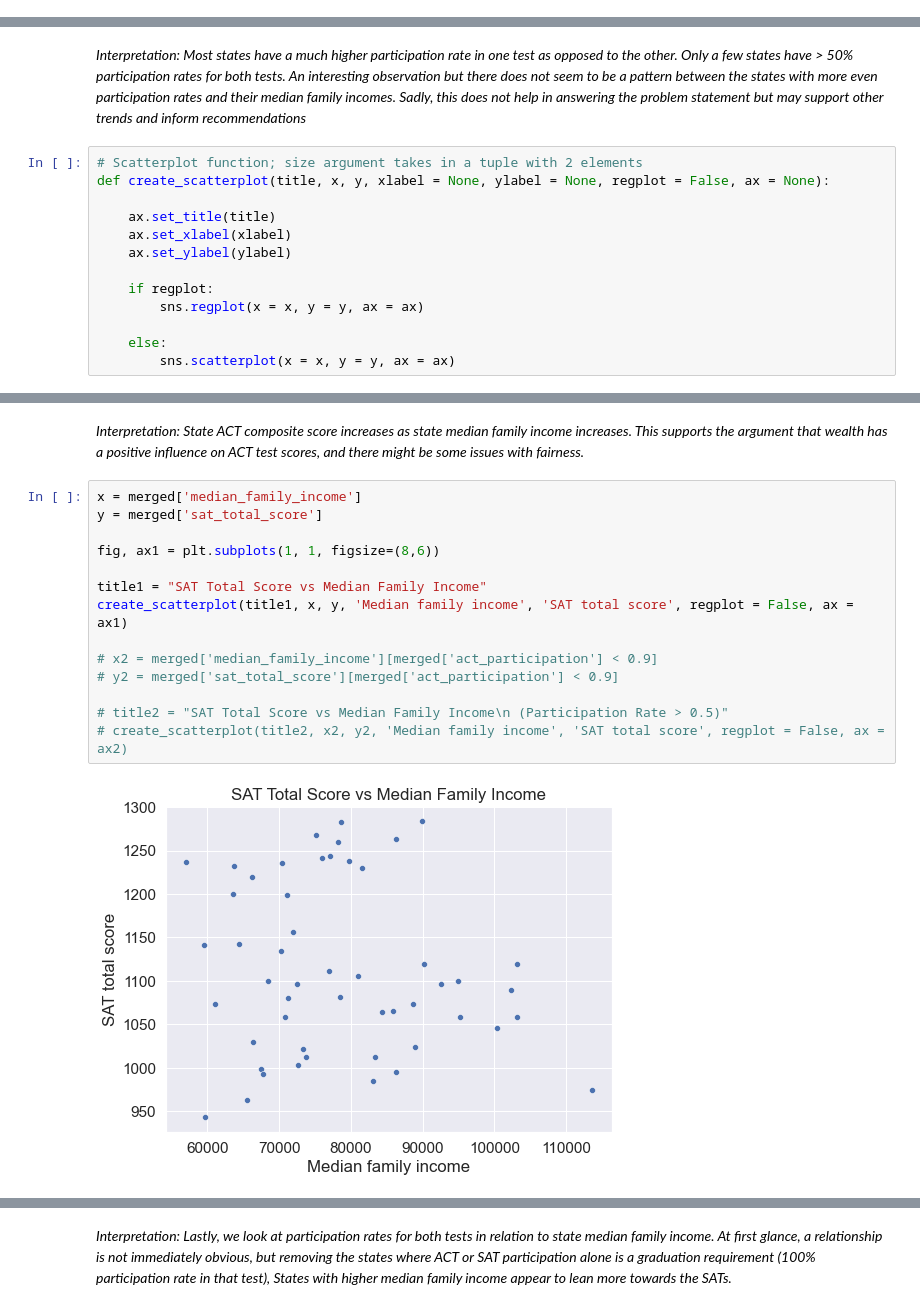
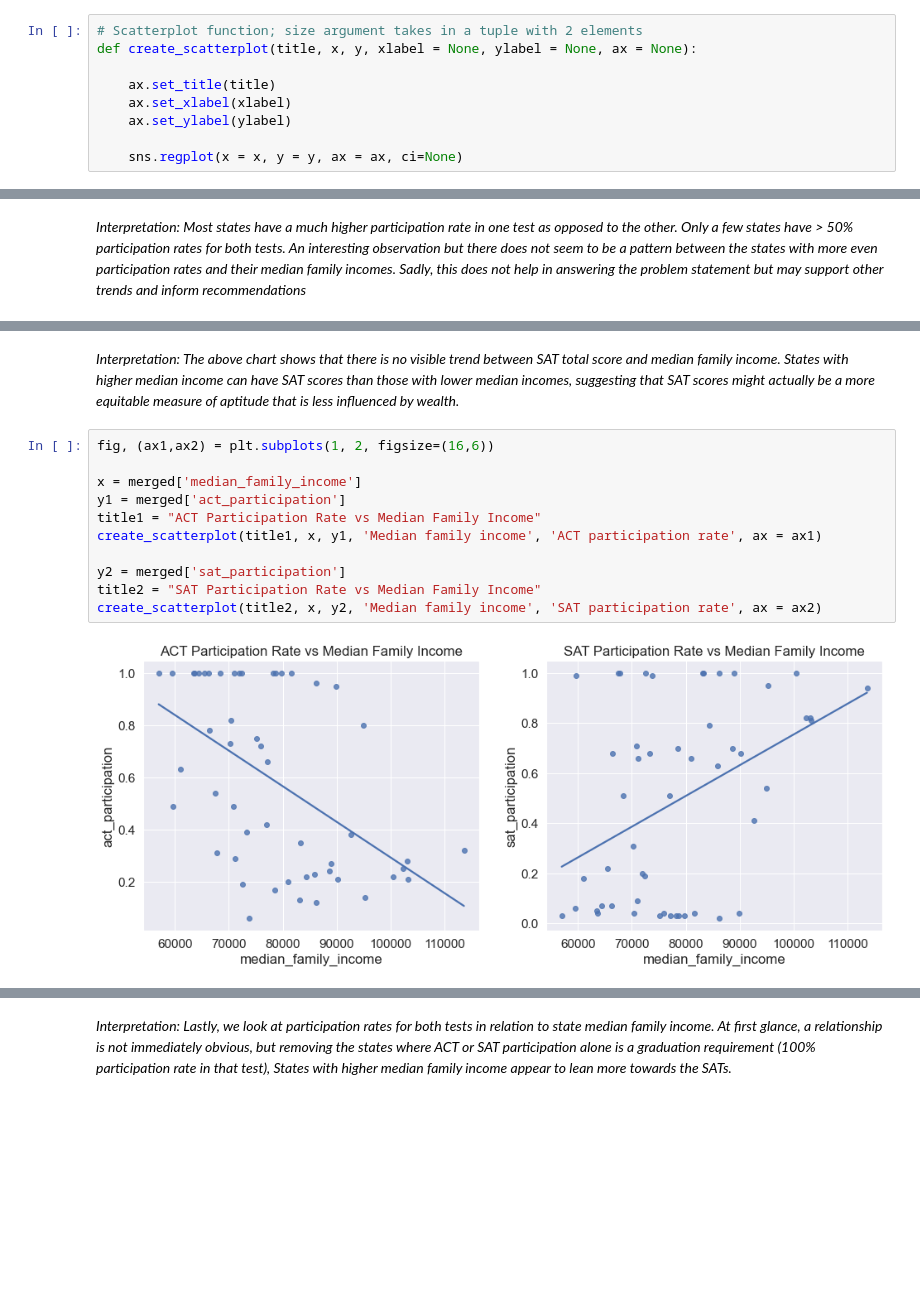
Before and after one commit to twliam/DSI33-Proj1, a Jupyter notebook: Technical Report SAT and ACT Analysis.ipynb, the cells around one changed output, grey strips where cells are left out. Saved outputs shown, nothing was run; the diff lists cells and outputs as text; blank space fills up the shorter version.

```diff
--- a/Technical Report SAT and ACT Analysis.ipynb
+++ b/Technical Report SAT and ACT Analysis.ipynb
@@ -494,3 +390,12 @@ Complete the following steps to explore your data. You are welcome to do more ED
+# %%
+# Scatterplot function; size argument takes in a tuple with 2 elements
+def create_scatterplot(title, x, y, xlabel = None, ylabel = None, ax = None):
+
+    ax.set_title(title)
+    ax.set_xlabel(xlabel)
+    ax.set_ylabel(ylabel)
+
+    sns.regplot(x = x, y = y, ax = ax, ci=None)
 # %%
 merged.describe().T
 # %% [output]
@@ -729,16 +588,3 @@ Text(0.5, 1.0, 'Bar Chart of ACT and SAT Participation Rates in Each State')
 [figure]
 # %% [markdown]
 *Interpretation: Most states have a much higher participation rate in one test as opposed to the other. Only a few states have > 50% participation rates for both tests. An interesting observation but there does not seem to be a pattern between the states with more even participation rates and their median family incomes. Sadly, this does not help in answering the problem statement but may support other trends and inform recommendations*
-# %%
-# Scatterplot function; size argument takes in a tuple with 2 elements
-def create_scatterplot(title, x, y, xlabel = None, ylabel = None, regplot = False, ax = None):
-
-    ax.set_title(title)
-    ax.set_xlabel(xlabel)
-    ax.set_ylabel(ylabel)
-
-    if regplot:
-        sns.regplot(x = x, y = y, ax = ax)
-
-    else:
-        sns.scatterplot(x = x, y = y, ax = ax)
@@ -755,19 +591,15 @@ create_scatterplot(title1, x, y, 'Median family income', 'ACT composite score',
-# %% [markdown]
-*Interpretation:
-State ACT composite score increases as state median family income increases. This supports the argument that wealth has a positive influence on ACT test scores, and there might be some issues with fairness.*
+# %% [markdown]
+*Interpretation: The above chart shows that there is no visible trend between SAT total score and median family income. States with higher median income can have SAT scores than those with lower median incomes, suggesting that SAT scores might actually be a more equitable measure of aptitude that is less influenced by wealth.*
 # %%
+fig, (ax1,ax2) = plt.subplots(1, 2, figsize=(16,6))
+
 x = merged['median_family_income']
-y = merged['sat_total_score']
+y1 = merged['act_participation']
+title1 = "ACT Participation Rate vs Median Family Income"
+create_scatterplot(title1, x, y1, 'Median family income', 'ACT participation rate', ax = ax1)
 
-fig, ax1 = plt.subplots(1, 1, figsize=(8,6))
-
-title1 = "SAT Total Score vs Median Family Income"
-create_scatterplot(title1, x, y, 'Median family income', 'SAT total score', regplot = False, ax = ax1)
-
-# x2 = merged['median_family_income'][merged['act_participation'] < 0.9]
-# y2 = merged['sat_total_score'][merged['act_participation'] < 0.9]
-
-# title2 = "SAT Total Score vs Median Family Income\n (Participation Rate > 0.5)"
-# create_scatterplot(title2, x2, y2, 'Median family income', 'SAT total score', regplot = False, ax = ax2)
+y2 = merged['sat_participation']
+title2 = "SAT Participation Rate vs Median Family Income"
+create_scatterplot(title2, x, y2, 'Median family income', 'SAT participation rate', ax = ax2)
 # %% [output]
-[figure, old version]
+[figure, new version]
```
Also changed, not shown: parts of 50 cells of this notebook.
